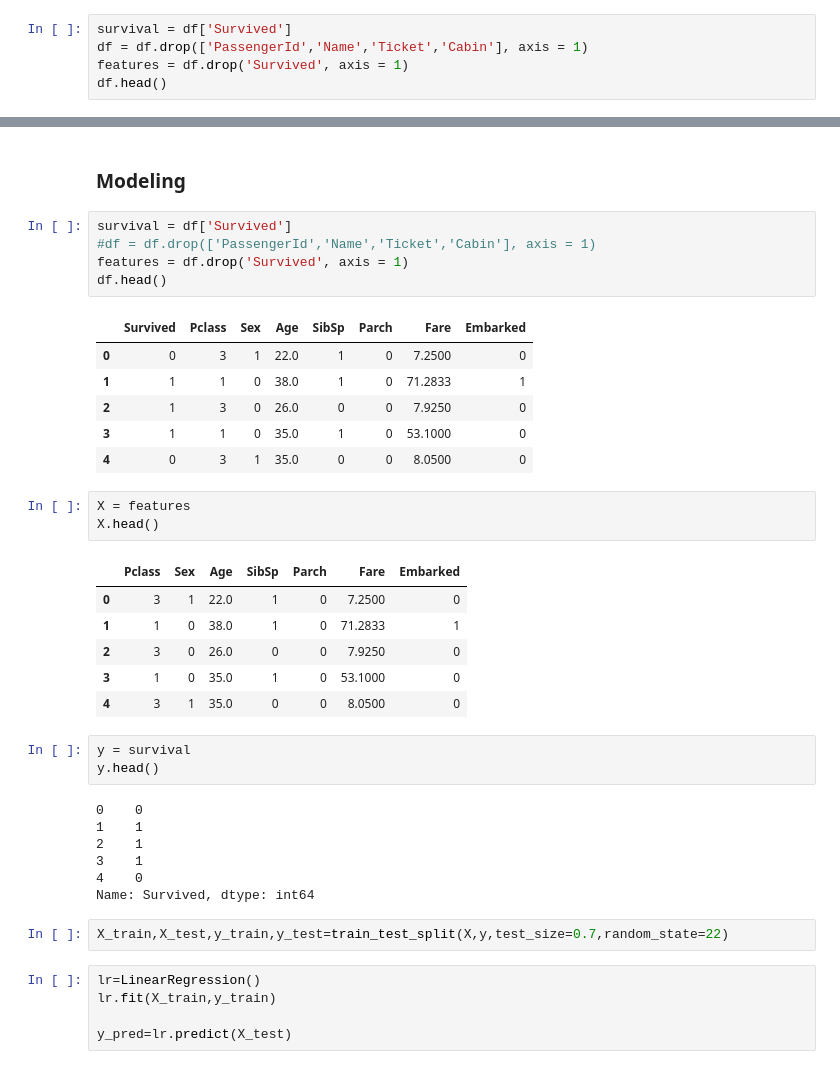
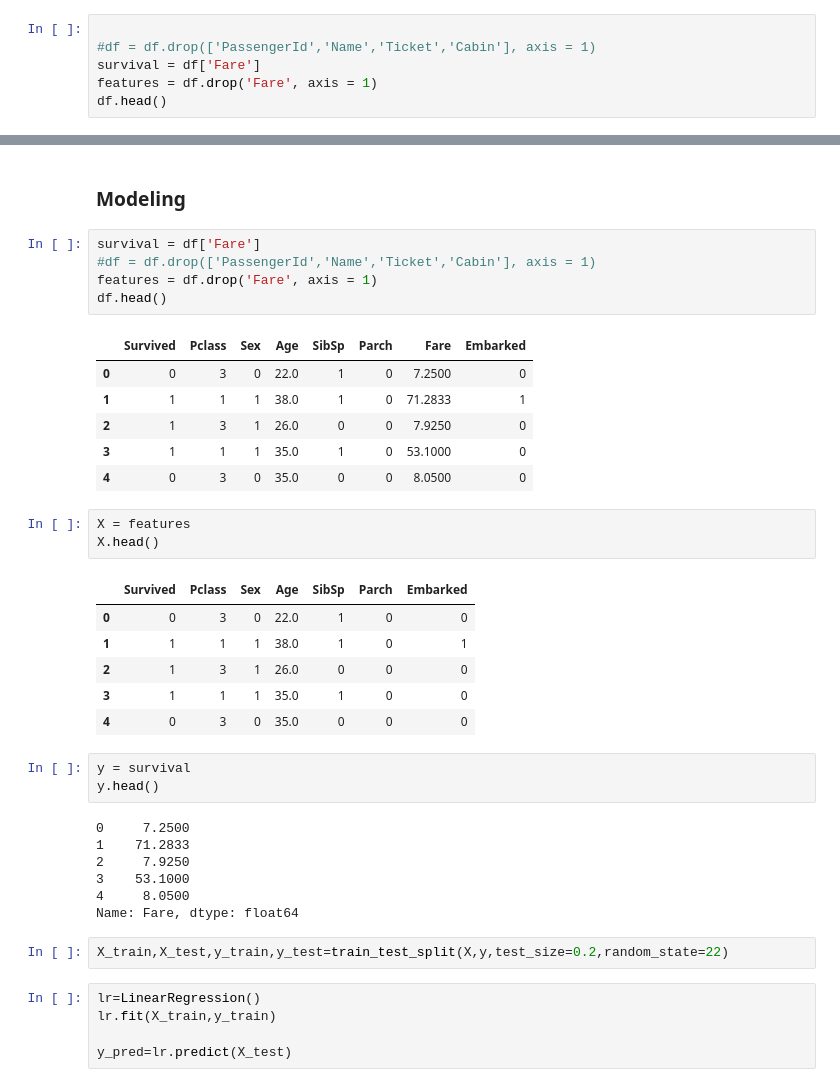
Before and after one commit to mhakas/FinalProjectCC, a Jupyter notebook: CCFinalProject.ipynb, the cells around one changed output, grey strips where cells are left out. Drawn from its saved outputs; the diff is of its cells as text.

```diff
--- a/CCFinalProject.ipynb
+++ b/CCFinalProject.ipynb
@@ -55,9 +71,10 @@ df.head()
 *   Fare: Continuous
 *   Embarked: Port embarked from (C = Cherbourg, Q = Queenstown, S = Southampton
 # %%
-survival = df['Survived']
-df = df.drop(['PassengerId','Name','Ticket','Cabin'], axis = 1)
-features = df.drop('Survived', axis = 1)
+
+#df = df.drop(['PassengerId','Name','Ticket','Cabin'], axis = 1)
+survival = df['Fare']
+features = df.drop('Fare', axis = 1)
 df.head()
 # %% [output]
 |  | Survived | Pclass | Sex | Age | SibSp | Parch | Fare | Embarked |
@@ -119,39 +126,39 @@ dtype: int64
 # %% [markdown]
 ### Modeling
 # %%
-survival = df['Survived']
+survival = df['Fare']
 #df = df.drop(['PassengerId','Name','Ticket','Cabin'], axis = 1)
-features = df.drop('Survived', axis = 1)
+features = df.drop('Fare', axis = 1)
 df.head()
 # %% [output]
 |  | Survived | Pclass | Sex | Age | SibSp | Parch | Fare | Embarked |
-| 0 | 0 | 3 | 1 | 22.0 | 1 | 0 | 7.2500 | 0 |
-| 1 | 1 | 1 | 0 | 38.0 | 1 | 0 | 71.2833 | 1 |
-| 2 | 1 | 3 | 0 | 26.0 | 0 | 0 | 7.9250 | 0 |
-| 3 | 1 | 1 | 0 | 35.0 | 1 | 0 | 53.1000 | 0 |
-| 4 | 0 | 3 | 1 | 35.0 | 0 | 0 | 8.0500 | 0 |
+| 0 | 0 | 3 | 0 | 22.0 | 1 | 0 | 7.2500 | 0 |
+| 1 | 1 | 1 | 1 | 38.0 | 1 | 0 | 71.2833 | 1 |
+| 2 | 1 | 3 | 1 | 26.0 | 0 | 0 | 7.9250 | 0 |
+| 3 | 1 | 1 | 1 | 35.0 | 1 | 0 | 53.1000 | 0 |
+| 4 | 0 | 3 | 0 | 35.0 | 0 | 0 | 8.0500 | 0 |
 # %%
 X = features
 X.head()
 # %% [output]
-|  | Pclass | Sex | Age | SibSp | Parch | Fare | Embarked |
-| 0 | 3 | 1 | 22.0 | 1 | 0 | 7.2500 | 0 |
-| 1 | 1 | 0 | 38.0 | 1 | 0 | 71.2833 | 1 |
-| 2 | 3 | 0 | 26.0 | 0 | 0 | 7.9250 | 0 |
-| 3 | 1 | 0 | 35.0 | 1 | 0 | 53.1000 | 0 |
-| 4 | 3 | 1 | 35.0 | 0 | 0 | 8.0500 | 0 |
+|  | Survived | Pclass | Sex | Age | SibSp | Parch | Embarked |
+| 0 | 0 | 3 | 0 | 22.0 | 1 | 0 | 0 |
+| 1 | 1 | 1 | 1 | 38.0 | 1 | 0 | 1 |
+| 2 | 1 | 3 | 1 | 26.0 | 0 | 0 | 0 |
+| 3 | 1 | 1 | 1 | 35.0 | 1 | 0 | 0 |
+| 4 | 0 | 3 | 0 | 35.0 | 0 | 0 | 0 |
 # %%
 y = survival
 y.head()
 # %% [output]
-0    0
-1    1
-2    1
-3    1
-4    0
-Name: Survived, dtype: int64
+0     7.2500
+1    71.2833
+2     7.9250
+3    53.1000
+4     8.0500
+Name: Fare, dtype: float64
 # %%
-X_train,X_test,y_train,y_test=train_test_split(X,y,test_size=0.7,random_state=22)
+X_train,X_test,y_train,y_test=train_test_split(X,y,test_size=0.2,random_state=22)
 # %%
 lr=LinearRegression()
 lr.fit(X_train,y_train)
```
Also changed, not shown: parts of 21 cells of this notebook.
